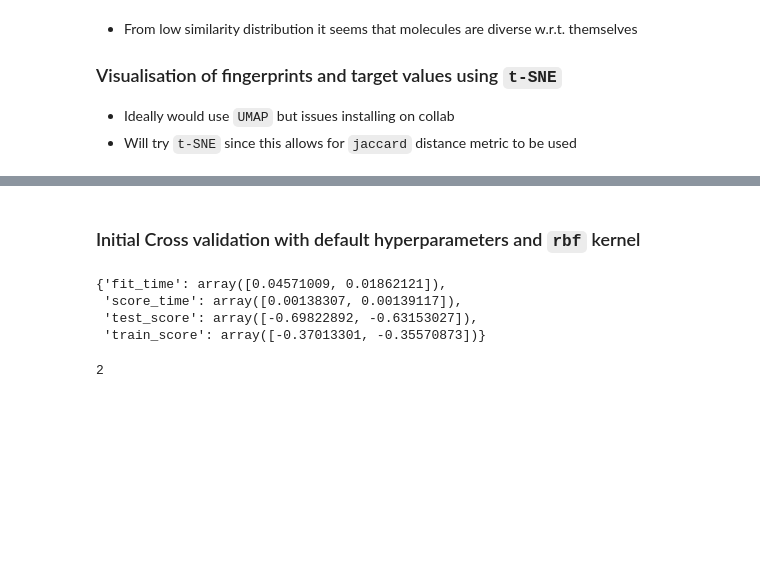
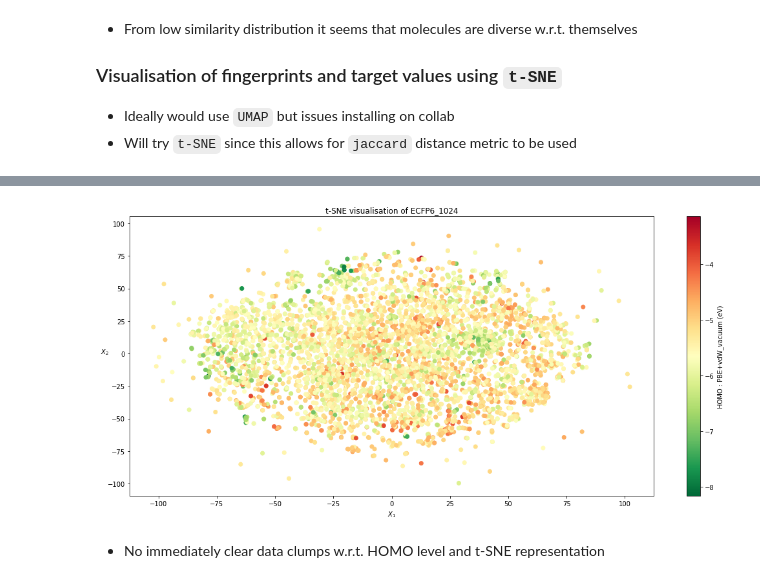
Before and after one commit to billalsohail/ML4MC, a Jupyter notebook: Calum_ML_playaround.ipynb, the cells around one changed output, grey strips where cells are left out. Cells and saved outputs as stored; diff of their text form; code cells hidden in the pictures; blank space fills up the shorter version.

```diff
--- a/Calum_ML_playaround.ipynb
+++ b/Calum_ML_playaround.ipynb
@@ -265,2 +179,0 @@ NameError: ignored
-# %% [markdown]
-### Initial Cross validation with default hyperparameters and `rbf` kernel
@@ -270,11 +180,17 @@ out = cross_validate(estimator=model, X=X_train, y=y_train, scoring='neg_mean_ab
-# %%
-out
-# %% [output]
-{'fit_time': array([0.04571009, 0.01862121]),
- 'score_time': array([0.00138307, 0.00139117]),
- 'test_score': array([-0.69822892, -0.63153027]),
- 'train_score': array([-0.37013301, -0.35570873])}
-# %%
-cv
-# %% [output]
-2
+# %%
+reducer = TSNE(metric='jaccard', n_components=2)  # 2 output columns
+embedding = reducer.fit_transform(X_train_sample)
+# %%
+plt.figure(figsize=(15, 7))
+plt.title('t-SNE visualisation of ECFP6_1024')
+p = plt.scatter(embedding[:, 0], embedding[:, 1], c=y_train_sample, cmap='RdYlGn_r')
+cbar = plt.colorbar(p)
+cbar.set_label('HOMO : PBE+vdW_vacuum (eV)')
+plt.xlabel('$X_1$')
+plt.ylabel('$X_2$', rotation=0)
+plt.tight_layout()
+plt.show()
+# %% [output]
+[figure, added]
+# %% [markdown]
+* No immediately clear data clumps w.r.t. HOMO level and t-SNE representation
```
Also changed, not shown: parts of 63 cells of this notebook.
